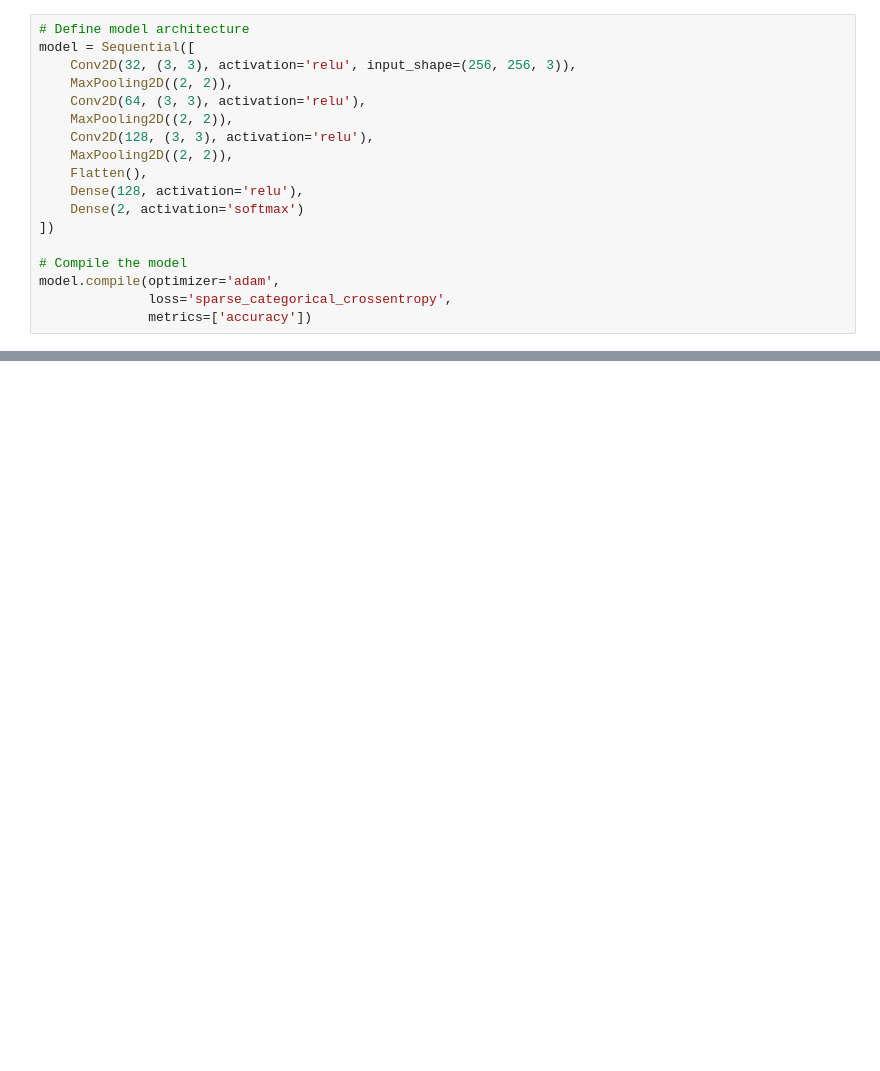
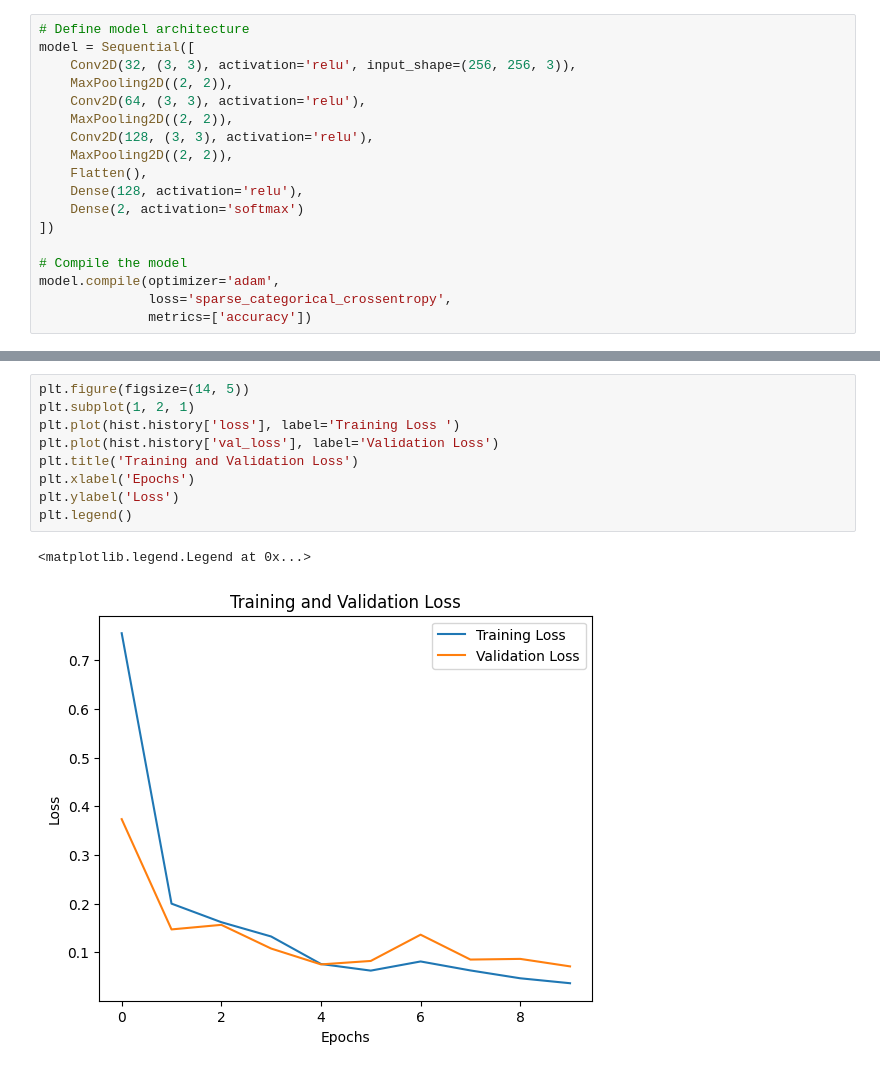
Before and after one commit to aneetajose/tldc, a Jupyter notebook: model/Untitled.ipynb, the cells around one changed output, grey strips where cells are left out. Drawn from its saved outputs; the diff is of its cells as text; blank space fills up the shorter version.

```diff
--- a/model/Untitled.ipynb
+++ b/model/Untitled.ipynb
@@ -113,0 +113,12 @@ Tomato___Bacterial_spot
+# %%
+plt.figure(figsize=(14, 5))
+plt.subplot(1, 2, 1)
+plt.plot(hist.history['loss'], label='Training Loss ')
+plt.plot(hist.history['val_loss'], label='Validation Loss')
+plt.title('Training and Validation Loss')
+plt.xlabel('Epochs')
+plt.ylabel('Loss')
+plt.legend()
+# %% [output]
+<matplotlib.legend.Legend at 0x...>
+[figure, added]
```
Also changed, not shown: parts of 5 cells of this notebook, 4 other files.
